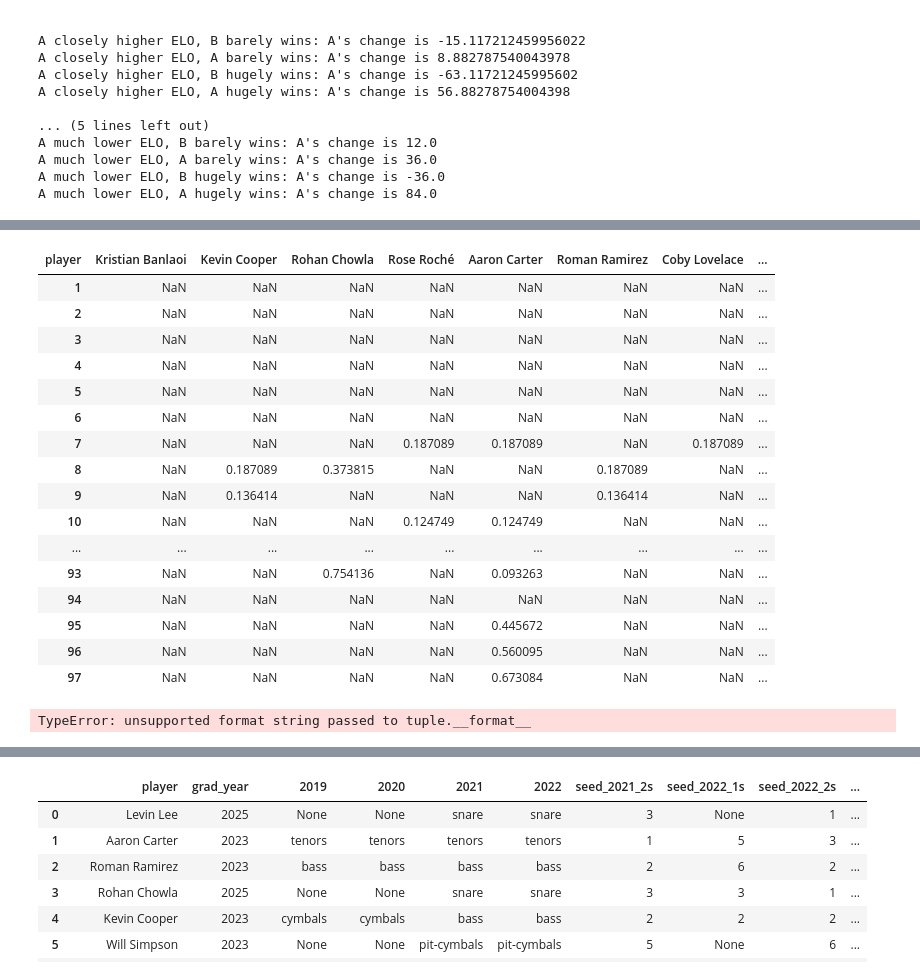
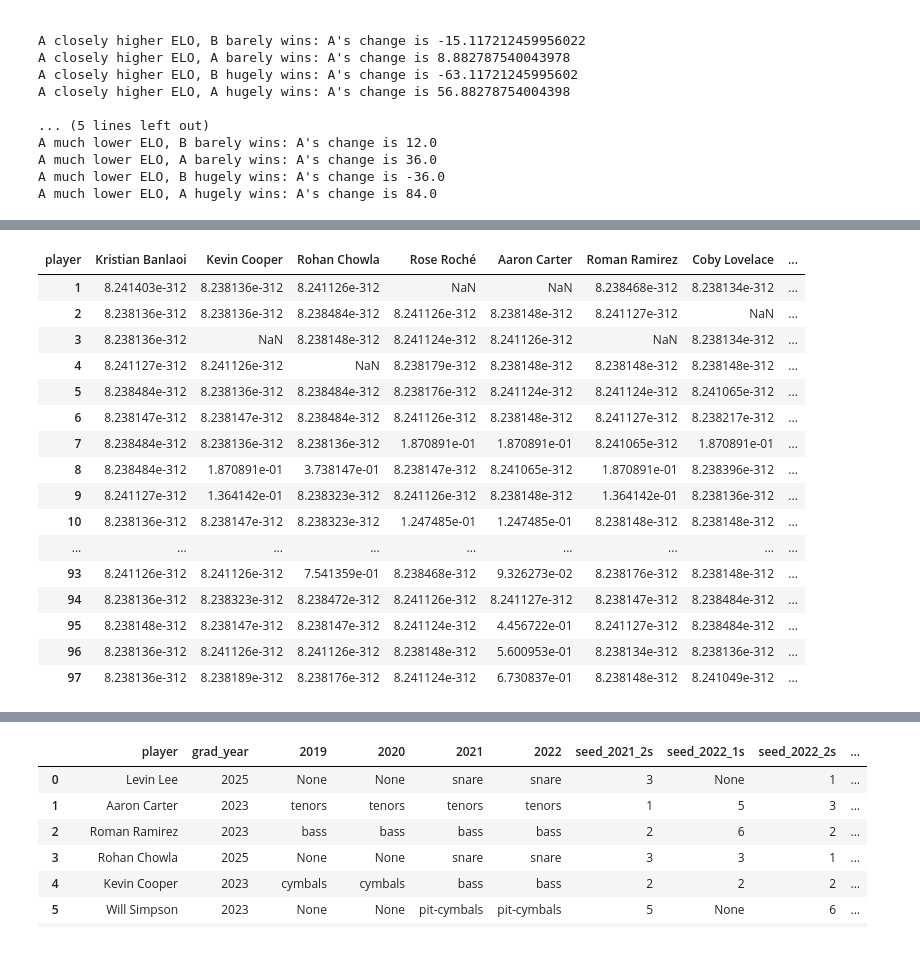
Before and after one commit to notromanramirez/drumline_pong_elo, a Jupyter notebook: calc_elo_v2.ipynb, the cells around one changed output, grey strips where cells are left out. Cells and saved outputs as stored; diff of their text form; code cells hidden in the pictures.

```diff
--- a/calc_elo_v2.ipynb
+++ b/calc_elo_v2.ipynb
@@ -79,12 +79,13 @@ starting_elo = 1200.0
 elo = dict()
 elo_time = np.zeros([len(players_table['player']), len(matches_table) + 1])
 d_elo_time = np.zeros([len(players_table['player']), len(matches_table) + 1])
-ec_time = np.zeros([len(players_table['player']), len(matches_table) + 1])
-caa_time = np.zeros([len(players_table['player']), len(matches_table) + 1])
+ec_time = np.empty([len(players_table['player']), len(matches_table) + 1])
+caa_time = np.empty([len(players_table['player']), len(matches_table) + 1])
 
 for player in players_table['player']:
     elo.update({player: starting_elo})
     elo_time[players_table['player'][players_table['player'] == player].index[0], 0] = starting_elo
+    caa_time[players_table['player'][players_table['player'] == player].index[0], 0] = starting_elo
 
 # ALGORITHM
 prev_t1_row = 1
@@ -118,11 +119,11 @@ for (i, row) in matches_table.iterrows():
     d_elo_time[players_table['player'][players_table['player'] == row.t2p1].index[0], i + 1] = rating_change_t2p1
 
     # THESE DON'T WORK BECAUSE THEY'RE ASSIGNED TO THE BULLET ONE TOO FAR TO THE RIGHT
-    # ec_time[players_table['player'][players_table['player'] == row.t1p1].index[0], i + 1] = expected_score(elo_t1, elo_t2)
-    # ec_time[players_table['player'][players_table['player'] == row.t2p1].index[0], i + 1] = expected_score(elo_t2, elo_t1)
+    ec_time[players_table['player'][players_table['player'] == row.t1p1].index[0], i + 1] = expected_score(elo_t1, elo_t2)
+    ec_time[players_table['player'][players_table['player'] == row.t2p1].index[0], i + 1] = expected_score(elo_t2, elo_t1)
 
-    # caa_time[players_table['player'][players_table['player'] == row.t1p1].index[0], i + 1] = expected_score(elo_t1, 1200)
-    # caa_time[players_table['player'][players_table['player'] == row.t2p1].index[0], i + 1] = expected_score(elo_t2, 1200)
+    caa_time[players_table['player'][players_table['player'] == row.t1p1].index[0], i + 1] = expected_score(elo_t1, starting_elo)
+    caa_time[players_table['player'][players_table['player'] == row.t2p1].index[0], i + 1] = expected_score(elo_t2, starting_elo)
 
     elo_time[players_table['player'][players_table['player'] == row.t1p1].index[0], i + 1] = elo[row.t1p1]
     elo_time[players_table['player'][players_table['player'] == row.t2p1].index[0], i + 1] = elo[row.t2p1]
@@ -139,11 +140,11 @@ for (i, row) in matches_table.iterrows():
         d_elo_time[players_table['player'][players_table['player'] == row.t1p2].index[0], i + 1] = rating_change_t1p2
         d_elo_time[players_table['player'][players_table['player'] == row.t2p2].index[0], i + 1] = rating_change_t2p2
 
-        # ec_time[players_table['player'][players_table['player'] == row.t1p2].index[0], i + 1] = expected_score(elo_t1, elo_t2)
-        # ec_time[players_table['player'][players_table['player'] == row.t2p2].index[0], i + 1] = expected_score(elo_t2, elo_t1)
+        ec_time[players_table['player'][players_table['player'] == row.t1p2].index[0], i + 1] = expected_score(elo_t1, elo_t2)
+        ec_time[players_table['player'][players_table['player'] == row.t2p2].index[0], i + 1] = expected_score(elo_t2, elo_t1)
 
-        # caa_time[players_table['player'][players_table['player'] == row.t1p2].index[0], i + 1] = expected_score(elo_t1, 1200)
-        # caa_time[players_table['player'][players_table['player'] == row.t2p2].index[0], i + 1] = expected_score(elo_t2, 1200)
+        caa_time[players_table['player'][players_table['player'] == row.t1p2].index[0], i + 1] = expected_score(elo_t1, starting_elo)
+        caa_time[players_table['player'][players_table['player'] == row.t2p2].index[0], i + 1] = expected_score(elo_t2, starting_elo)
 
         elo_time[players_table['player'][players_table['player'] == row.t1p2].index[0], i + 1] = elo[row.t1p2]
         elo_time[players_table['player'][players_table['player'] == row.t2p2].index[0], i + 1] = elo[row.t2p2]
@@ -230,15 +231,13 @@ d_elo_time_table.columns = players_table.player
 d_elo_time_table = d_elo_time_table.iloc[2:,:]
 d_elo_time_table.replace(0.0, np.nan, inplace=True)
 
-# ec_time_table = pd.concat([players_table.player, pd.DataFrame(ec_time)], axis=1).T
-# ec_time_table.columns = players_table.player
-# ec_time_table = ec_time_table.iloc[2:,:]
-# ec_time_table.replace(0.0, np.nan, inplace=True)
+ec_time_table = pd.concat([players_table.player, pd.DataFrame(ec_time)], axis=1).T
+ec_time_table.columns = players_table.player
+ec_time_table = ec_time_table.iloc[2:,:]
 
-# caa_time_table = pd.concat([players_table.player, pd.DataFrame(caa_time)], axis=1).T
-# caa_time_table.columns = players_table.player
-# caa_time_table = caa_time_table.iloc[2:,:]
-# caa_time_table.replace(0.0, np.nan, inplace=True)
+caa_time_table = pd.concat([players_table.player, pd.DataFrame(caa_time)], axis=1).T
+caa_time_table.columns = players_table.player
+caa_time_table = caa_time_table.iloc[2:,:]
 
 # adding current elo to table and sorting the table!!!
 # remember that this is now sorted so all slicing will have to remember that it's sorted
@@ -296,20 +295,20 @@ export(elo_time_table, 'elo_time_table', True)
 | player | Kristian Banlaoi | Kevin Cooper | Rohan Chowla | Rose Roché | Aaron Carter | Roman Ramirez | Coby Lovelace | ... |
-| 1 | NaN | NaN | NaN | NaN | NaN | NaN | NaN | ... |
-| 2 | NaN | NaN | NaN | NaN | NaN | NaN | NaN | ... |
-| 3 | NaN | NaN | NaN | NaN | NaN | NaN | NaN | ... |
-| 4 | NaN | NaN | NaN | NaN | NaN | NaN | NaN | ... |
-| 5 | NaN | NaN | NaN | NaN | NaN | NaN | NaN | ... |
-| 6 | NaN | NaN | NaN | NaN | NaN | NaN | NaN | ... |
-| 7 | NaN | NaN | NaN | 0.187089 | 0.187089 | NaN | 0.187089 | ... |
-| 8 | NaN | 0.187089 | 0.373815 | NaN | NaN | 0.187089 | NaN | ... |
-| 9 | NaN | 0.136414 | NaN | NaN | NaN | 0.136414 | NaN | ... |
-| 10 | NaN | NaN | NaN | 0.124749 | 0.124749 | NaN | NaN | ... |
+| 1 | 8.241403e-312 | 8.238136e-312 | 8.241126e-312 | NaN | NaN | 8.238468e-312 | 8.238134e-312 | ... |
+| 2 | 8.238136e-312 | 8.238136e-312 | 8.238484e-312 | 8.241126e-312 | 8.238148e-312 | 8.241127e-312 | NaN | ... |
+| 3 | 8.238136e-312 | NaN | 8.238148e-312 | 8.241124e-312 | 8.241126e-312 | NaN | 8.238134e-312 | ... |
+| 4 | 8.241127e-312 | 8.241126e-312 | NaN | 8.238179e-312 | 8.238148e-312 | 8.238148e-312 | 8.238148e-312 | ... |
+| 5 | 8.238484e-312 | 8.238136e-312 | 8.238484e-312 | 8.238176e-312 | 8.241124e-312 | 8.241124e-312 | 8.241065e-312 | ... |
+| 6 | 8.238147e-312 | 8.238147e-312 | 8.238484e-312 | 8.241126e-312 | 8.238148e-312 | 8.241127e-312 | 8.238217e-312 | ... |
+| 7 | 8.238484e-312 | 8.238136e-312 | 8.238136e-312 | 1.870891e-01 | 1.870891e-01 | 8.241065e-312 | 1.870891e-01 | ... |
+| 8 | 8.238484e-312 | 1.870891e-01 | 3.738147e-01 | 8.238147e-312 | 8.241065e-312 | 1.870891e-01 | 8.238396e-312 | ... |
+| 9 | 8.241127e-312 | 1.364142e-01 | 8.238323e-312 | 8.241126e-312 | 8.238148e-312 | 1.364142e-01 | 8.238136e-312 | ... |
+| 10 | 8.238136e-312 | 8.238147e-312 | 8.238323e-312 | 1.247485e-01 | 1.247485e-01 | 8.238148e-312 | 8.238148e-312 | ... |
 | ... | ... | ... | ... | ... | ... | ... | ... | ... |
-| 93 | NaN | NaN | 0.754136 | NaN | 0.093263 | NaN | NaN | ... |
-| 94 | NaN | NaN | NaN | NaN | NaN | NaN | NaN | ... |
-| 95 | NaN | NaN | NaN | NaN | 0.445672 | NaN | NaN | ... |
-| 96 | NaN | NaN | NaN | NaN | 0.560095 | NaN | NaN | ... |
-| 97 | NaN | NaN | NaN | NaN | 0.673084 | NaN | NaN | ... |
+| 93 | 8.241126e-312 | 8.241126e-312 | 7.541359e-01 | 8.238468e-312 | 9.326273e-02 | 8.238176e-312 | 8.238148e-312 | ... |
+| 94 | 8.238136e-312 | 8.238323e-312 | 8.238472e-312 | 8.241126e-312 | 8.241127e-312 | 8.238147e-312 | 8.238484e-312 | ... |
+| 95 | 8.238148e-312 | 8.238147e-312 | 8.238147e-312 | 8.241124e-312 | 4.456722e-01 | 8.241127e-312 | 8.238484e-312 | ... |
+| 96 | 8.238136e-312 | 8.241126e-312 | 8.241126e-312 | 8.238148e-312 | 5.600953e-01 | 8.238134e-312 | 8.238136e-312 | ... |
+| 97 | 8.238136e-312 | 8.238189e-312 | 8.238176e-312 | 8.241124e-312 | 6.730837e-01 | 8.238148e-312 | 8.241049e-312 | ... |
 # %%
 import plotly.graph_objects as go
 import plotly.colors as pc
@@ -350,8 +349,8 @@ for (i, (player,current_rating)) in enumerate(sorted(elo.items(), key=lambda x:x
         name=f'#{ranking} ({current_rating:.0f}) {player}',
         mode='lines+markers',
         connectgaps=True,
-        # text=[f"<b>Expected Cups Against Opponent: </b>{a:.2f}<br><b>Expected Cups Against Average: </b>{b:.2f}<br><b>Change in ELO:</b> {c:.0f}<br>" for (a, b, c) in zip(ec_time_table[player], caa_time_table[player], d_elo_time_table[player])],
-        text=[f"<b>Change in ELO:</b> {c:.0f}<br>" for c in d_elo_time_table[player]],
+        text=[f"<b>Expected Cups Against Opponent: </b>{a:.2f}<br><b>Expected Cups Against Average: </b>{b:.2f}<br><b>Change in ELO:</b> {c:.0f}<br>" for (a, b, c) in zip(ec_time_table[player], caa_time_table[player], d_elo_time_table[player])],
+        # text=[f"<b>Change in ELO:</b> {c:.0f}<br>" for c in d_elo_time_table[player]],
         line=dict(
             shape = 'hv',
             color=trace_colors[i % len(trace_colors)]
@@ -507,8 +506,6 @@ for (cd, eo) in zip(cup_diffs, expected_elos):
 
 fig.show()
 fig.write_html("index.html")
-# %% [output]
-TypeError: unsupported format string passed to tuple.__format__
 # %%
 d_elo_time_table['Aaron Carter']
 # %% [output]
```
Also changed, not shown: parts of 3 cells of this notebook, 4 other files.
